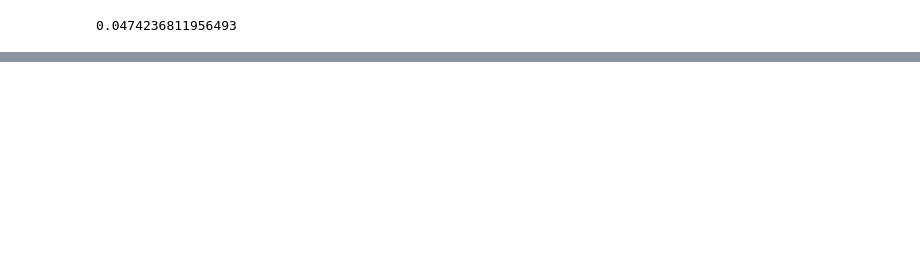
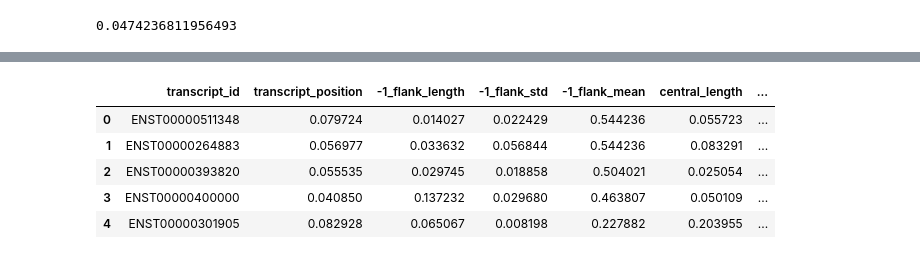
Before and after one commit to liuchennn1414/dsa4266_tundra, a Jupyter notebook: train_test_le_mm.ipynb, the cells around one changed output, grey strips where cells are left out. Saved outputs shown, nothing was run; the diff lists cells and outputs as text; code cells hidden in the pictures; blank space fills up the shorter version.

Commit message:
add minmax scaler to previous version

```diff
--- a/train_test_with_label_encode.ipynb
+++ b/train_test_le_mm.ipynb
@@ -125,0 +128,23 @@ train.head()
+# %%
+from sklearn.preprocessing import MinMaxScaler
+mm = MinMaxScaler()
+# %%
+# Columns to exclude from scaling
+exclude_columns = ['transcript_id', 'gene_id',"label"]
+
+# Columns to scale
+columns_to_scale = [col for col in train.columns if col not in exclude_columns]
+
+# Apply Min-Max scaling to the specified columns
+
+train[columns_to_scale] = mm.fit_transform(train[columns_to_scale])
+test[columns_to_scale] = mm.fit_transform(test[columns_to_scale])
+# %%
+train.head()
+# %% [output]
+|  | transcript_id | transcript_position | -1_flank_length | -1_flank_std | -1_flank_mean | central_length | ... |
+| 0 | ENST00000511348 | 0.079724 | 0.014027 | 0.022429 | 0.544236 | 0.055723 | ... |
+| 1 | ENST00000264883 | 0.056977 | 0.033632 | 0.056844 | 0.544236 | 0.083291 | ... |
+| 2 | ENST00000393820 | 0.055535 | 0.029745 | 0.018858 | 0.504021 | 0.025054 | ... |
+| 3 | ENST00000400000 | 0.040850 | 0.137232 | 0.029680 | 0.463807 | 0.050109 | ... |
+| 4 | ENST00000301905 | 0.082928 | 0.065067 | 0.008198 | 0.227882 | 0.203955 | ... |
```
Also changed, not shown: parts of 6 cells of this notebook.
